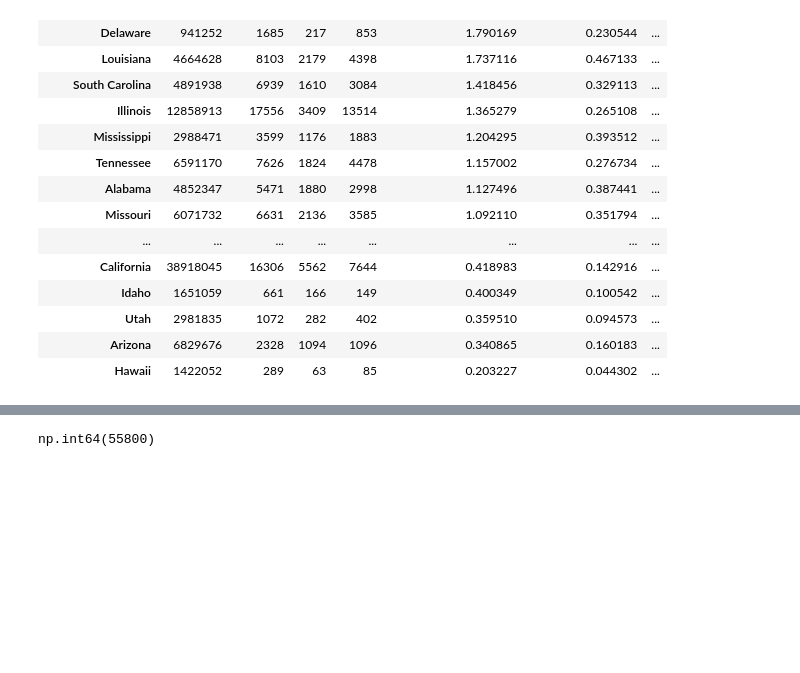
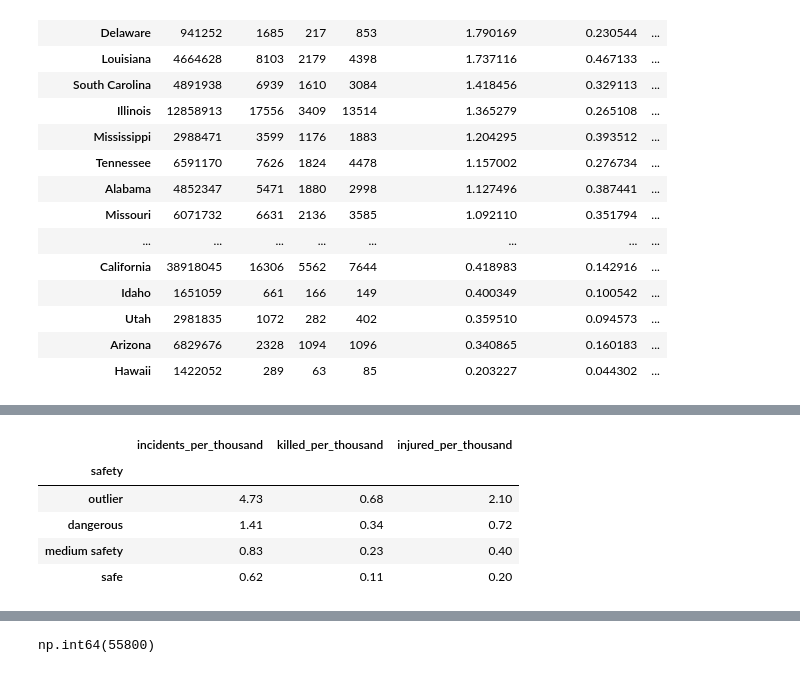
Before and after one commit to Neukz/gun-violence-analysis, a Jupyter notebook: notebooks/state_analysis.ipynb, the cells around one changed output, grey strips where cells are left out. Cells and saved outputs as stored; diff of their text form; code cells hidden in the pictures; blank space fills up the shorter version.

```diff
--- a/notebooks/state_analysis.ipynb
+++ b/notebooks/state_analysis.ipynb
@@ -70,0 +80,8 @@ fig.show()
+# %%
+X = MinMaxScaler().fit_transform(df[["incidents_per_thousand", "killed_per_thousand", "injured_per_thousand"]])
+df_norm["cluster4"] = KMeans(n_clusters=4, random_state=42, n_init=10).fit_predict(X)
+
+fig = px.scatter_3d(df_norm, x="incidents_per_thousand",
+                    y="killed_per_thousand", z="injured_per_thousand",
+                    color="cluster4", hover_name=df_norm.index)
+fig.show()
@@ -70,0 +115,19 @@ fig.show()
+# %%
+safety_map = {
+    0: "dangerous",
+    3: "medium safety",
+    1: "safe",
+    2: "outlier",
+}
+
+df_norm["safety"] = df_norm["cluster4"].map(safety_map)
+# %%
+df_norm.groupby("safety")[["incidents_per_thousand", "killed_per_thousand",
+                            "injured_per_thousand"]].mean().round(2).sort_values(by="incidents_per_thousand", ascending=False)
+# %% [output]
+|  | incidents_per_thousand | killed_per_thousand | injured_per_thousand |
+| safety |  |  |  |
+| outlier | 4.73 | 0.68 | 2.10 |
+| dangerous | 1.41 | 0.34 | 0.72 |
+| medium safety | 0.83 | 0.23 | 0.40 |
+| safe | 0.62 | 0.11 | 0.20 |
```
Also changed, not shown: parts of 17 cells of this notebook.
